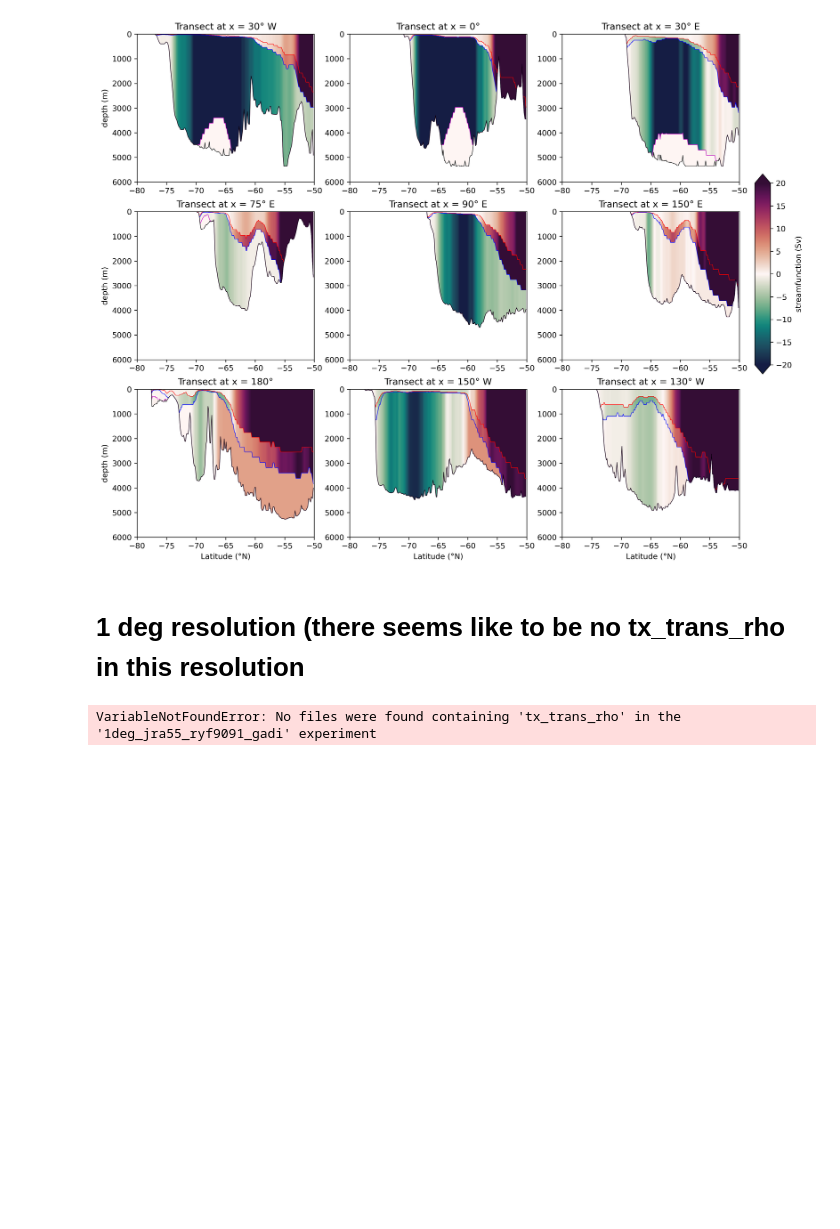
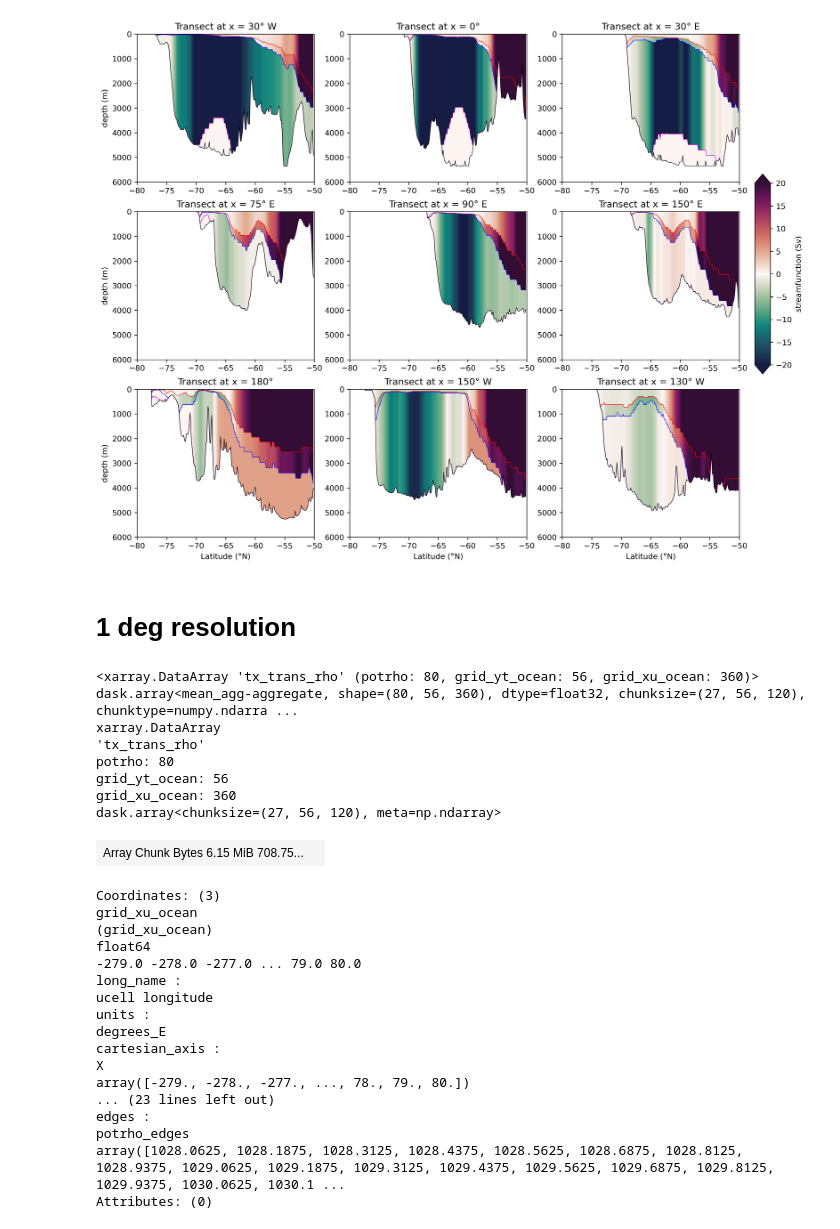
Before and after one commit to Hangyum/111, a Jupyter notebook: OM2 vertical distribution.ipynb, the cells around one changed output. Saved outputs shown, nothing was run; the diff lists cells and outputs as text; code cells hidden in the pictures; blank space fills up the shorter version.

```diff
--- a/OM2 vertical distribution.ipynb
+++ b/OM2 vertical distribution.ipynb
@@ -786,19 +786,45 @@ cb.ax.set_ylabel('streamfunction (Sv)')
 Text(0, 0.5, 'streamfunction (Sv)')
 [figure]
 # %% [markdown]
-# 1 deg resolution (there seems like to be no tx_trans_rho in this resolution
+# 1 deg resolution
 # %%
 # load umo and rho
-umo = cc.querying.getvar('1deg_jra55_ryf9091_gadi','tx_trans_rho', session, start_time=start_time, end_time=end_time).sel(time = slice(start_time,end_time))
-rho = cc.querying.getvar('1deg_jra55_ryf9091_gadi','pot_rho_2',session,start_time=start_time, end_time=end_time).sel(time = slice(start_time,end_time))
+umo = cc.querying.getvar('1deg_jra55v13_iaf_spinup1_B1','tx_trans_rho', session, start_time=start_time, end_time=end_time).sel(time = slice(start_time,end_time))
+rho = cc.querying.getvar('1deg_jra55v13_iaf_spinup1_B1','pot_rho_2',session,start_time=start_time, end_time=end_time).sel(time = slice(start_time,end_time))
 #dz
-dz = cc.querying.getvar('1deg_jra55_ryf9091_gadi','dzt', session, start_time=start_time, end_time=end_time).sel(time = slice(start_time,end_time))
+dz = cc.querying.getvar('1deg_jra55v13_iaf_spinup1_B1','dzt', session, start_time=start_time, end_time=end_time).sel(time = slice(start_time,end_time))
-# %% [output]
-VariableNotFoundError: No files were found containing 'tx_trans_rho' in the '1deg_jra55_ryf9091_gadi' experiment
 # %%
 umo = umo.sel(grid_yt_ocean = slice(-90,-50)).mean('time')
 rho = rho.sel(yt_ocean = slice(-90,-50)).mean('time')
 dz = dz.sel(yt_ocean = slice(-90,-50)).mean('time')
+# %%
+umo
+# %% [output]
+<xarray.DataArray 'tx_trans_rho' (potrho: 80, grid_yt_ocean: 56, grid_xu_ocean: 360)> dask.array<mean_agg-aggregate, shape=(80, 56, 360), dtype=float32, chunksize=(27, 56, 120), chunktype=numpy.ndarra ...
+xarray.DataArray
+'tx_trans_rho'
+potrho: 80
+grid_yt_ocean: 56
+grid_xu_ocean: 360
+dask.array<chunksize=(27, 56, 120), meta=np.ndarray>
+| Array Chunk Bytes 6.15 MiB 708.75... |  |
+Coordinates: (3)
+grid_xu_ocean
+(grid_xu_ocean)
+float64
+-279.0 -278.0 -277.0 ... 79.0 80.0
+long_name :
+ucell longitude
+units :
+degrees_E
+cartesian_axis :
+X
+array([-279., -278., -277., ..., 78., 79., 80.])
+... (23 lines left out)
+edges :
+potrho_edges
+array([1028.0625, 1028.1875, 1028.3125, 1028.4375, 1028.5625, 1028.6875, 1028.8125, 1028.9375, 1029.0625, 1029.1875, 1029.3125, 1029.4375, 1029.5625, 1029.6875, 1029.8125, 1029.9375, 1030.0625, 1030.1 ...
+Attributes: (0)
 # %%
 # lower than 1037.06
 flux1 = (umo.sel(potrho=slice(0,rho1)).cumsum('grid_yt_ocean').sum('potrho')/1e9).load()
```
Also changed, not shown: parts of 1 cell of this notebook.
